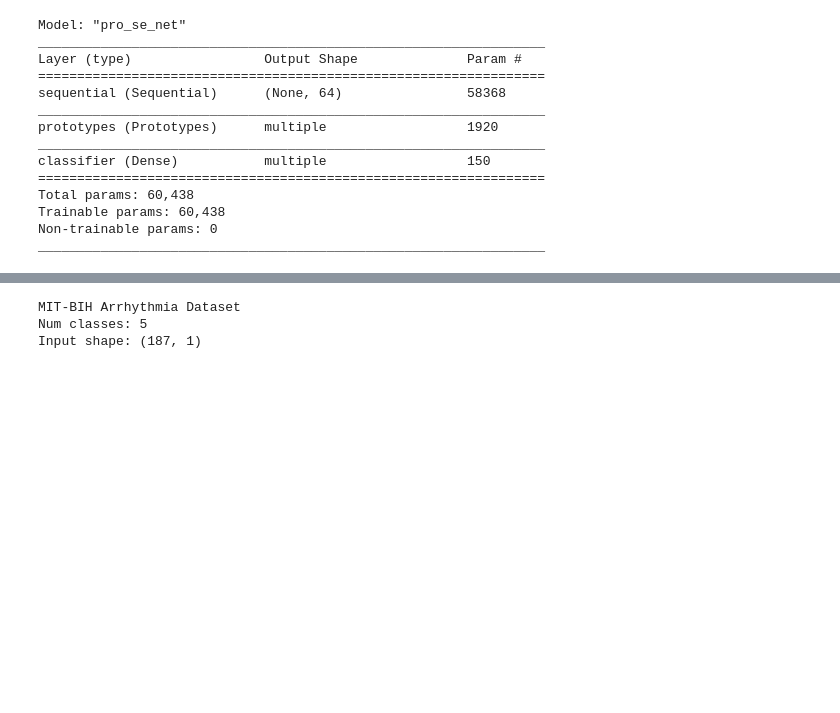
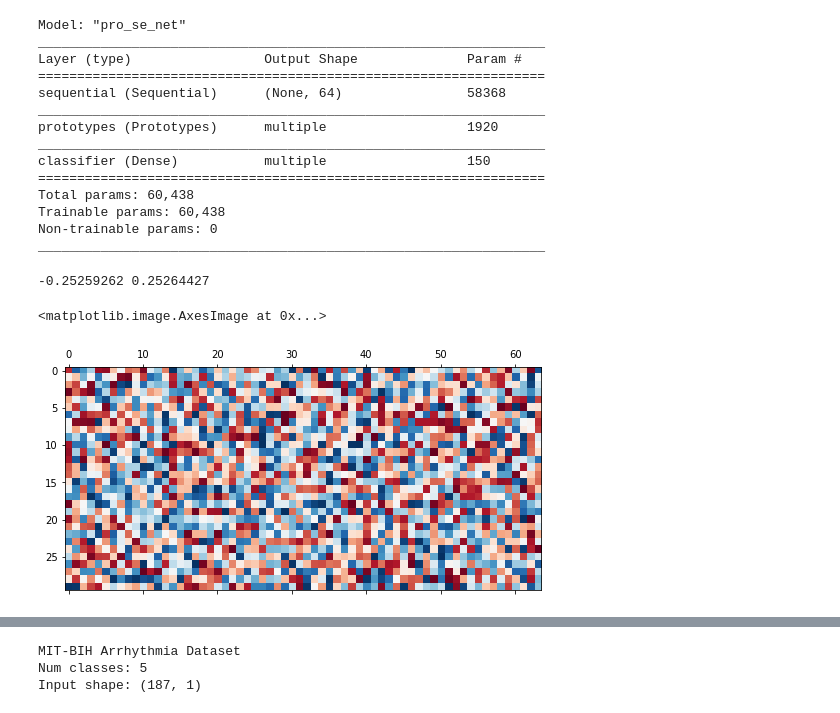
Before and after one commit to rgmyr/tf-ProSeNet, a Jupyter notebook: notebooks/test_arrythmia.ipynb, the cells around one changed output, grey strips where cells are left out. Drawn from its saved outputs; the diff is of its cells as text; code cells hidden in the pictures; blank space fills up the shorter version.

```diff
--- a/notebooks/test_arrythmia.ipynb
+++ b/notebooks/test_arrythmia.ipynb
@@ -12,15 +13,15 @@ new_rnn_args = {
     'layers' : [32, 32, 32],
     'layer_args' : {
         'dropout' : 0.1,
-        'activity_regularizer' : regularizers.l2(0.5)
+        'activity_regularizer' : regularizers.l2(0.1)    # Note: not in paper
     }
 }
 
 new_proto_args = {
     'dmin' : 2.0,
-    'Ld' : 1.0, #0.1,
-    'Lc' : 0.01,
-    'Le' : 0.1 #1.0
+    'Ld' : 0.01, #0.1,
+    'Lc' : 0.0,
+    'Le' : 1.0
 }
 
 pnet = ProSeNet(input_shape=(187, 1),
@@ -28,7 +29,7 @@ pnet = ProSeNet(input_shape=(187, 1),
                 k=30,
                 rnn_args=new_rnn_args,
                 prototypes_args=new_proto_args,
-                L1=0.0)
+                L1=0.1)
 
 pnet.build( (None, 187, 1) )
 
@@ -48,3 +49,12 @@ Total params: 60,438
 Trainable params: 60,438
 Non-trainable params: 0
 _________________________________________________________________
+# %%
+protos = np.squeeze(pnet.prototypes_layer.weights[0].numpy())
+print(protos.min(), protos.max())
+
+plt.matshow(protos, cmap=plt.cm.RdBu)
+# %% [output]
+-0.25259262 0.25264427
+<matplotlib.image.AxesImage at 0x...>
+[figure, added]
```
Also changed, not shown: parts of 30 cells of this notebook, 5 other files.
